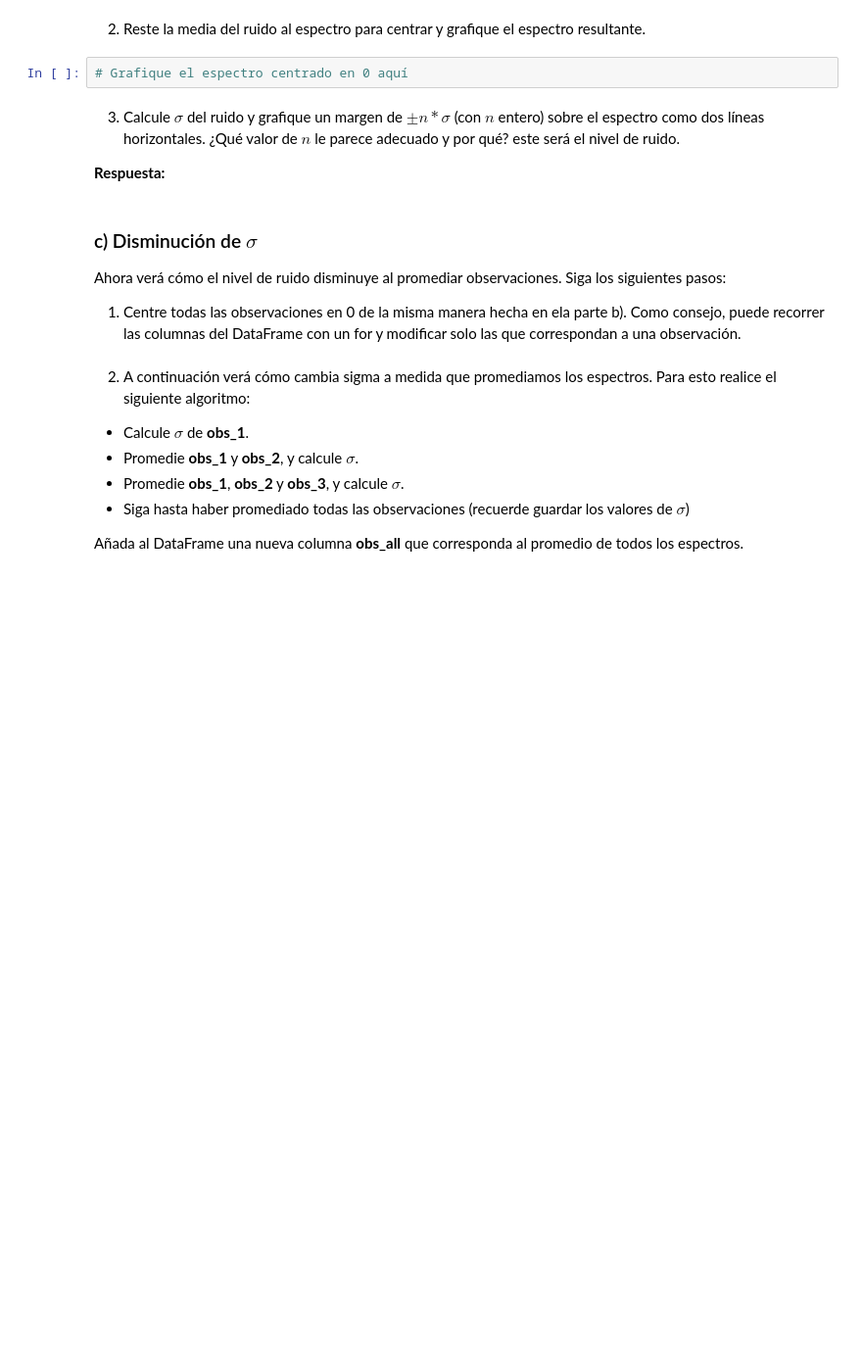
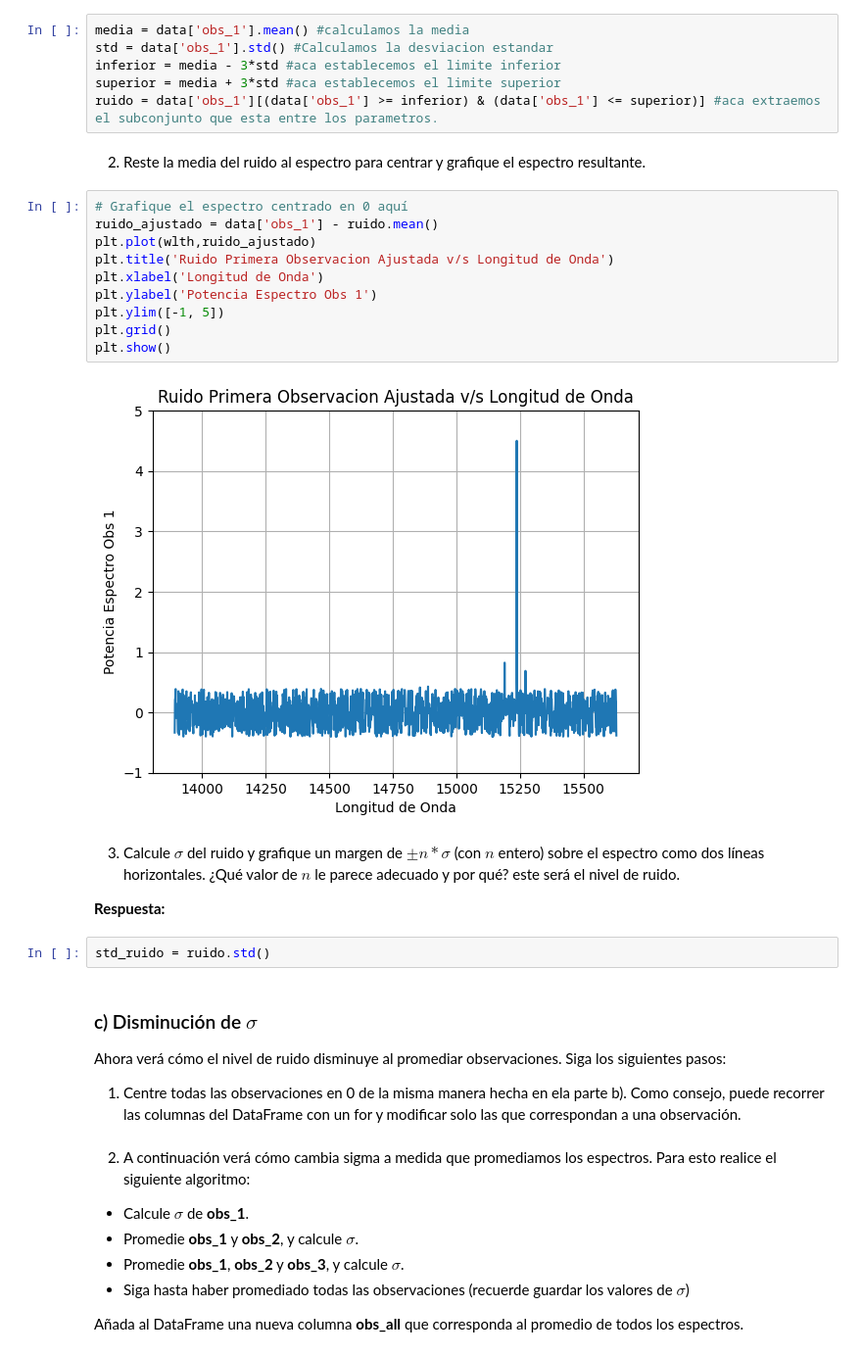
Before and after one commit to JoseAguirre-10/Tarea-2, a Jupyter notebook: Tarea2.ipynb, the cells around one changed output. Shown at 98% size. Drawn from its saved outputs; the diff is of its cells as text; blank space fills up the shorter version.

```diff
--- a/Tarea2.ipynb
+++ b/Tarea2.ipynb
@@ -280,11 +278,29 @@ ruido =
+# %%
+media = data['obs_1'].mean() #calculamos la media
+std = data['obs_1'].std() #Calculamos la desviacion estandar
+inferior = media - 3*std #aca establecemos el limite inferior
+superior = media + 3*std #aca establecemos el limite superior
+ruido = data['obs_1'][(data['obs_1'] >= inferior) & (data['obs_1'] <= superior)] #aca extraemos el subconjunto que esta entre los parametros.
 # %% [markdown]
 2. Reste la media del ruido al espectro para centrar y grafique el espectro resultante.
-# %%
-# Grafique el espectro centrado en 0 aquí
+# %%
+# Grafique el espectro centrado en 0 aquí
+ruido_ajustado = data['obs_1'] - ruido.mean()
+plt.plot(wlth,ruido_ajustado)
+plt.title('Ruido Primera Observacion Ajustada v/s Longitud de Onda')
+plt.xlabel('Longitud de Onda')
+plt.ylabel('Potencia Espectro Obs 1')
+plt.ylim([-1, 5])
+plt.grid()
+plt.show()
+# %% [output]
+[figure, added]
 # %% [markdown]
 3. Calcule $\sigma$ del ruido y grafique un margen de $\pm n*\sigma$ (con $n$ entero) sobre el espectro como dos líneas horizontales. ¿Qué valor de $n$ le parece adecuado y por qué? este será el nivel de ruido.
 
 **Respuesta:**
+# %%
+std_ruido = ruido.std()
 # %% [markdown]
 ### c) Disminución de $\sigma$
 
```
Also changed, not shown: parts of 1 cell of this notebook.
